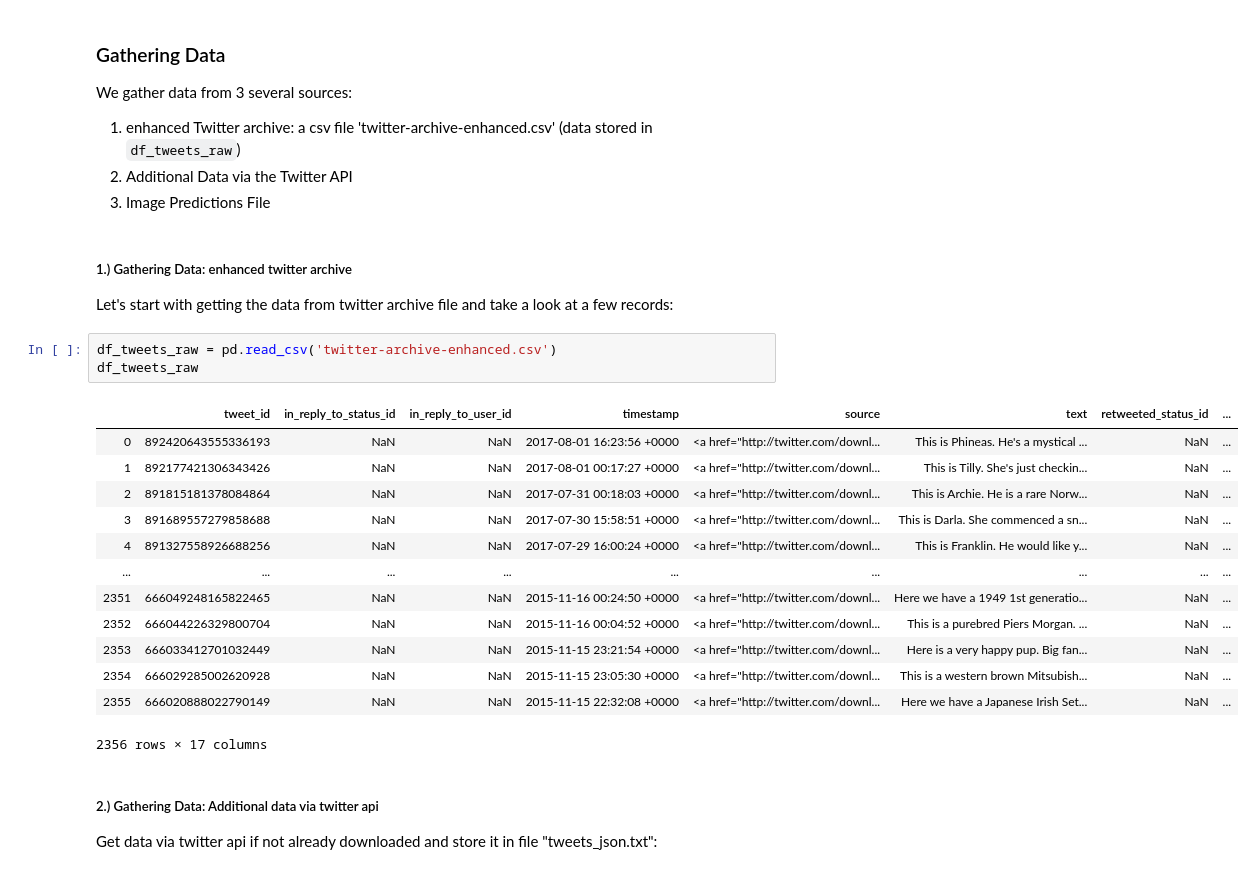
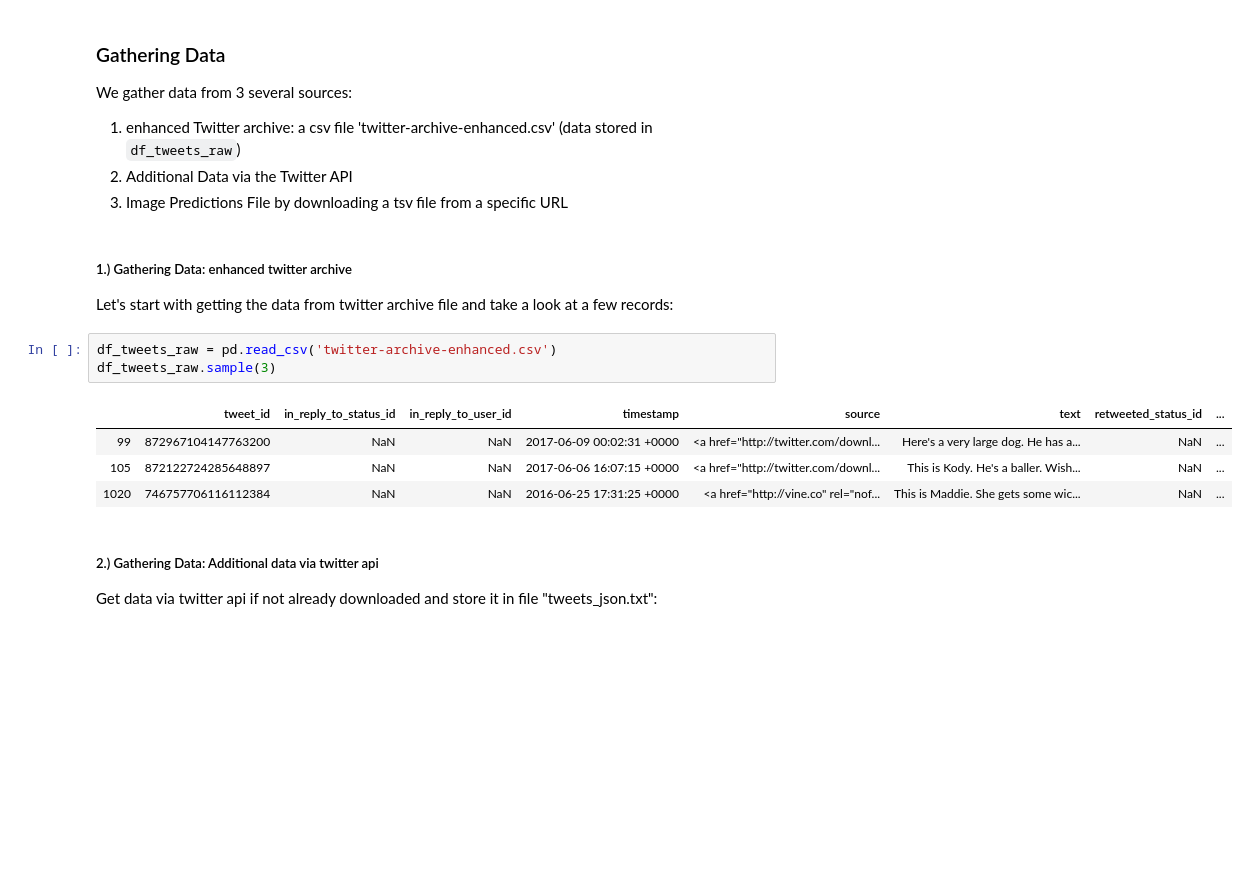
Before and after one commit to normannexo/we_rate_dogs_data_wrangling_project, a Jupyter notebook: wrangle_act.ipynb, the cells around one changed output. Cells and saved outputs as stored; diff of their text form; blank space fills up the shorter version.

```diff
--- a/wrangle_act.ipynb
+++ b/wrangle_act.ipynb
@@ -42,27 +43,18 @@ The dotenv extension is already loaded. To reload it, use:
 We gather data from 3 several sources:
 1. enhanced Twitter archive: a csv file 'twitter-archive-enhanced.csv' (data stored in `df_tweets_raw`)
 2. Additional Data via the Twitter API
-3. Image Predictions File
+3. Image Predictions File by downloading a tsv file from a specific URL
 # %% [markdown]
 ##### 1.) Gathering Data: enhanced twitter archive
 Let's start with getting the data from twitter archive file and take a look at a few records:
 # %%
 df_tweets_raw = pd.read_csv('twitter-archive-enhanced.csv')
-df_tweets_raw
+df_tweets_raw.sample(3)
 # %% [output]
 |  | tweet_id | in_reply_to_status_id | in_reply_to_user_id | timestamp | source | text | retweeted_status_id | ... |
-| 0 | 892420643555336193 | NaN | NaN | 2017-08-01 16:23:56 +0000 | <a href="http://twitter.com/downl... | This is Phineas. He's a mystical ... | NaN | ... |
-| 1 | 892177421306343426 | NaN | NaN | 2017-08-01 00:17:27 +0000 | <a href="http://twitter.com/downl... | This is Tilly. She's just checkin... | NaN | ... |
-| 2 | 891815181378084864 | NaN | NaN | 2017-07-31 00:18:03 +0000 | <a href="http://twitter.com/downl... | This is Archie. He is a rare Norw... | NaN | ... |
-| 3 | 891689557279858688 | NaN | NaN | 2017-07-30 15:58:51 +0000 | <a href="http://twitter.com/downl... | This is Darla. She commenced a sn... | NaN | ... |
-| 4 | 891327558926688256 | NaN | NaN | 2017-07-29 16:00:24 +0000 | <a href="http://twitter.com/downl... | This is Franklin. He would like y... | NaN | ... |
-| ... | ... | ... | ... | ... | ... | ... | ... | ... |
-| 2351 | 666049248165822465 | NaN | NaN | 2015-11-16 00:24:50 +0000 | <a href="http://twitter.com/downl... | Here we have a 1949 1st generatio... | NaN | ... |
-| 2352 | 666044226329800704 | NaN | NaN | 2015-11-16 00:04:52 +0000 | <a href="http://twitter.com/downl... | This is a purebred Piers Morgan. ... | NaN | ... |
-| 2353 | 666033412701032449 | NaN | NaN | 2015-11-15 23:21:54 +0000 | <a href="http://twitter.com/downl... | Here is a very happy pup. Big fan... | NaN | ... |
-| 2354 | 666029285002620928 | NaN | NaN | 2015-11-15 23:05:30 +0000 | <a href="http://twitter.com/downl... | This is a western brown Mitsubish... | NaN | ... |
-| 2355 | 666020888022790149 | NaN | NaN | 2015-11-15 22:32:08 +0000 | <a href="http://twitter.com/downl... | Here we have a Japanese Irish Set... | NaN | ... |
+| 99 | 872967104147763200 | NaN | NaN | 2017-06-09 00:02:31 +0000 | <a href="http://twitter.com/downl... | Here's a very large dog. He has a... | NaN | ... |
+| 105 | 872122724285648897 | NaN | NaN | 2017-06-06 16:07:15 +0000 | <a href="http://twitter.com/downl... | This is Kody. He's a baller. Wish... | NaN | ... |
+| 1020 | 746757706116112384 | NaN | NaN | 2016-06-25 17:31:25 +0000 | <a href="http://vine.co" rel="nof... | This is Maddie. She gets some wic... | NaN | ... |
-2356 rows × 17 columns
 # %% [markdown]
 ##### 2.) Gathering Data: Additional data via twitter api
 Get data via twitter api if not already downloaded and store it in file "tweets_json.txt":
```
Also changed, not shown: parts of 38 cells of this notebook, 3 other files.
